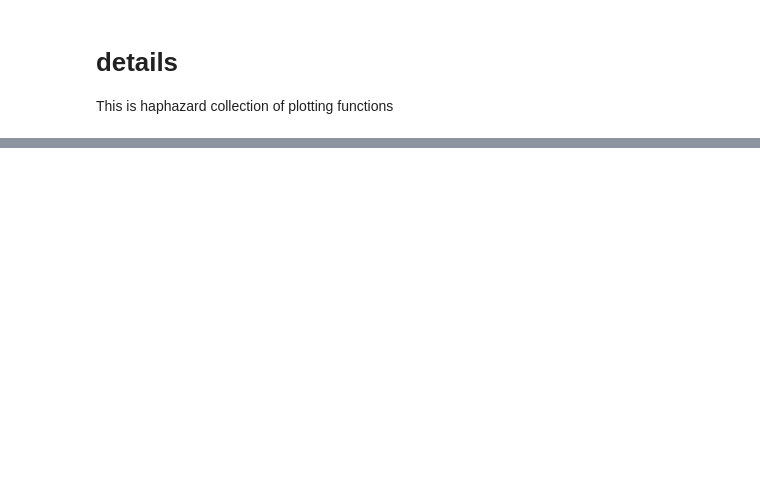
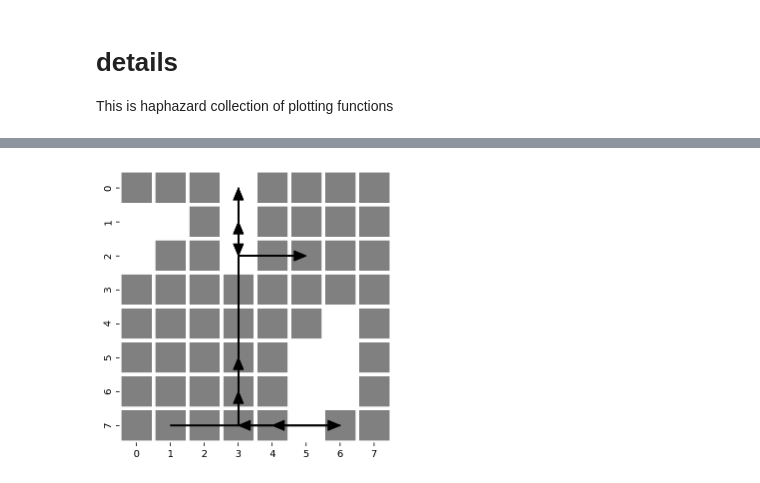
Before and after one commit to parenthetical-e/truthiness, a Jupyter notebook: plot.ipynb, the cells around one changed output, grey strips where cells are left out. Cells and saved outputs as stored; diff of their text form; code cells hidden in the pictures; blank space fills up the shorter version.

```diff
--- a/plot.ipynb
+++ b/plot.ipynb
@@ -17,6 +16,9 @@ The nb_black extension is already loaded. To reload it, use:
 import numpy as np
 import matplotlib.pyplot as plt
 import seaborn as sns
+
+plt.rcParams["axes.facecolor"] = "white"
+plt.rcParams["figure.facecolor"] = "white"
 # %% [output]
 [interactive output not drawn]
 # %% [markdown]
@@ -25,13 +34,34 @@ This is haphazard collection of plotting functions
 # %%
 # export
-def plot_maze(maze, plot=False, path=None, height=2, width=3, name="board.png"):
+def plot_maze(
+    maze, moves=None, plot=False, path=None, height=2, width=3, name="board.png"
+):
     """Plot the maze (white is the maze bounderies)"""
 
     # Plot!
     fig, ax = plt.subplots(figsize=(width, height))  # Sample figsize in inches
     ax = sns.heatmap(
-        maze, linewidths=3, vmin=0, vmax=1, cbar=False, cmap=["grey", "white"], ax=ax
+        maze,
+        linewidths=3,
+        vmin=0,
+        vmax=1,
+        cbar=False,
+        square=True,
+        cmap=["grey", "white"],
+        ax=ax,
     )
+
+    # Plot the moves?
+    if moves is not None:
+        last = moves[0]
+        for move in moves[1:]:
+            ax.annotate(
+                "",
+                xy=_shift(move),
+                xytext=_shift(last),
+                arrowprops=dict(width=1, headwidth=10, color="black"),
+            )
+            last = move
 
     # Save an image?
     if path is not None:
@@ -43,0 +76,19 @@ def plot_maze(maze, plot=False, path=None, height=2, width=3, name="board.png"):
+# %%
+# hide
+from truthiness.game import create_maze
+from truthiness.player import extract_moves
+from truthiness.player import Curious
+from truthiness.player import Random
+from truthiness.player import run
+
+(
+    results,
+    mazes,
+    Es,
+    Qs,
+) = run(8, Random(), num_episodes=1, seed=10)
+moves = extract_moves(0, results)
+
+plot_maze(mazes[0], moves, plot=True, height=5, width=5)
+# %% [output]
+[figure, added]
```
Also changed, not shown: parts of 8 cells of this notebook, 5 other files.
